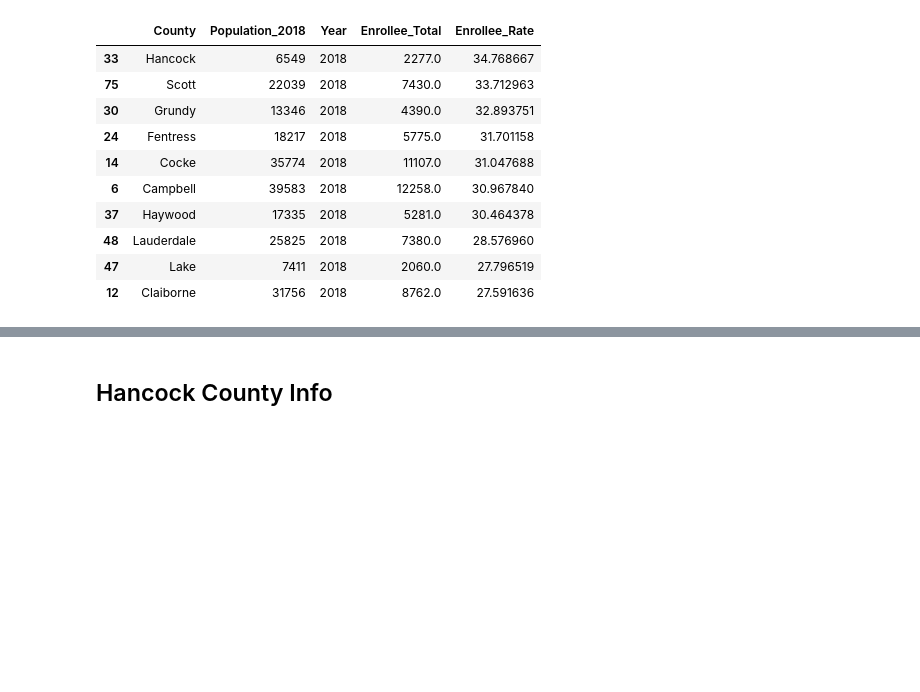
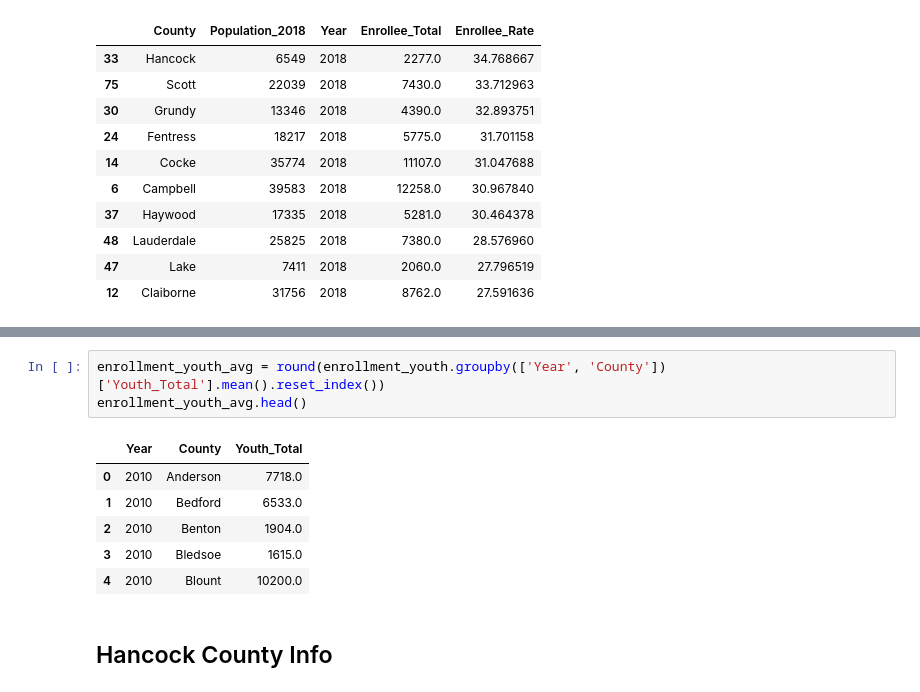
Before and after one commit to bryanclanton/TennCare-Enrollment-Analysis, a Jupyter notebook: TennCare_Enrollment_Analysis.ipynb, the cells around one changed output, grey strips where cells are left out. Drawn from its saved outputs; the diff is of its cells as text; blank space fills up the shorter version.

```diff
--- a/TennCare_Enrollment_Analysis.ipynb
+++ b/TennCare_Enrollment_Analysis.ipynb
@@ -362,2 +378,12 @@ population_enrollee_2018.head(10)
+# %%
+enrollment_youth_avg = round(enrollment_youth.groupby(['Year', 'County'])['Youth_Total'].mean().reset_index())
+enrollment_youth_avg.head()
+# %% [output]
+|  | Year | County | Youth_Total |
+| 0 | 2010 | Anderson | 7718.0 |
+| 1 | 2010 | Bedford | 6533.0 |
+| 2 | 2010 | Benton | 1904.0 |
+| 3 | 2010 | Bledsoe | 1615.0 |
+| 4 | 2010 | Blount | 10200.0 |
 # %% [markdown]
 ## Hancock County Info
```
Also changed, not shown: parts of 9 cells of this notebook, 3 other files.
